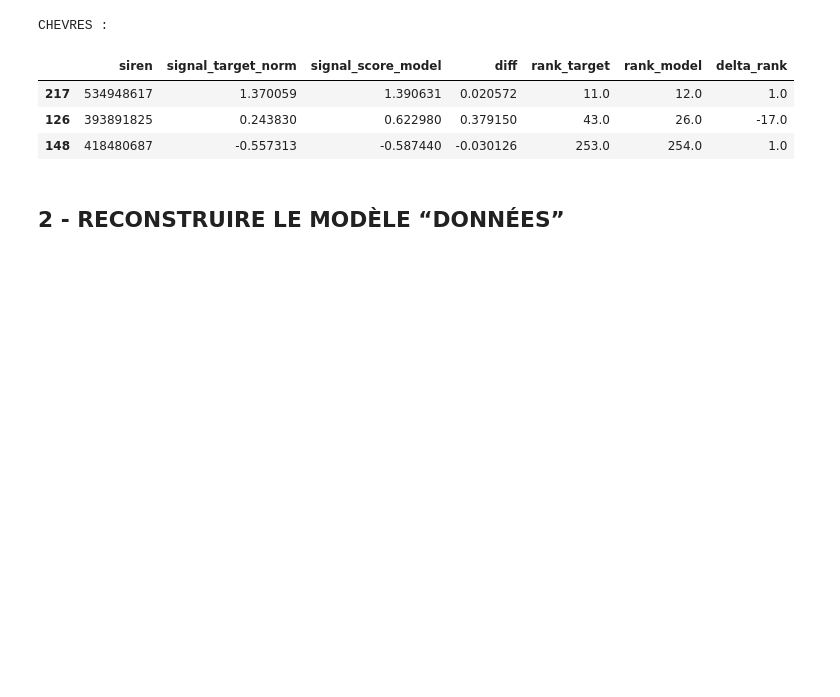
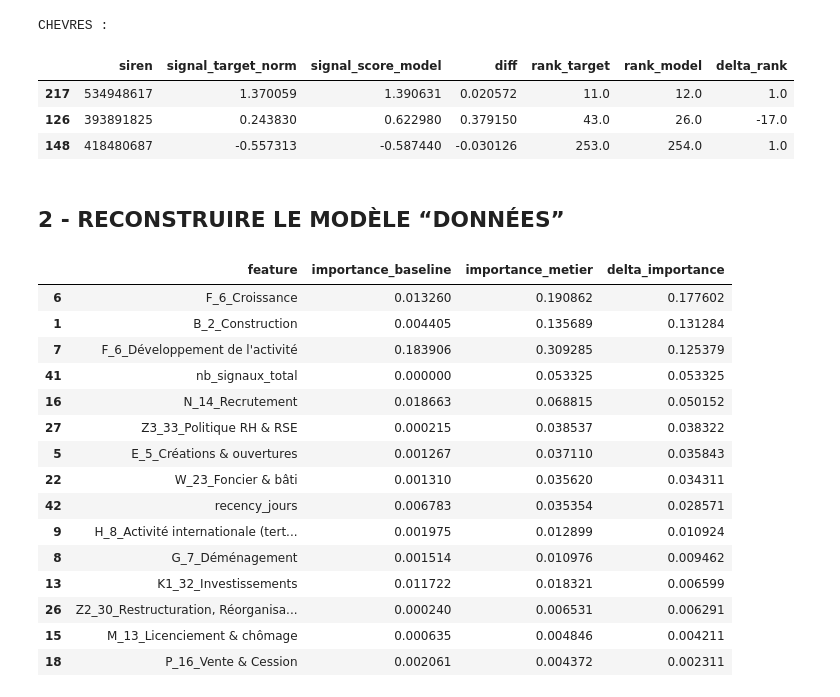
Before and after one commit to dev-labarre/ose-main, a Jupyter notebook: notebooks/Compar_model_metier_vs_model_baseline.ipynb, the cells around one changed output. Saved outputs shown, nothing was run; the diff lists cells and outputs as text; code cells hidden in the pictures; blank space fills up the shorter version.

```diff
--- a/notebooks/Compar_model_metier_vs_model_baseline.ipynb
+++ b/notebooks/Compar_model_metier_vs_model_baseline.ipynb
@@ -906,0 +917,44 @@ CHEVRES :
+# %%
+# Importances baseline
+model_base = pipe_baseline.named_steps["model"]
+importance_base = pd.DataFrame({
+    "feature": X_baseline.columns,
+    "importance_baseline": model_base.feature_importances_
+})
+
+# Importances modèle métier
+model_metier = pipe_metier.named_steps["model"]
+importance_met = pd.DataFrame({
+    "feature": X_metier.columns,
+    "importance_metier": model_metier.feature_importances_
+})
+
+# Fusion
+compare_importance = (
+    importance_base
+    .merge(importance_met, on="feature", how="outer")
+    .fillna(0)
+)
+
+compare_importance["delta_importance"] = (
+    compare_importance["importance_metier"] - compare_importance["importance_baseline"]
+)
+
+compare_importance.sort_values("delta_importance", ascending=False).head(15)
+# %% [output]
+|  | feature | importance_baseline | importance_metier | delta_importance |
+| 6 | F_6_Croissance | 0.013260 | 0.190862 | 0.177602 |
+| 1 | B_2_Construction | 0.004405 | 0.135689 | 0.131284 |
+| 7 | F_6_Développement de l'activité | 0.183906 | 0.309285 | 0.125379 |
+| 41 | nb_signaux_total | 0.000000 | 0.053325 | 0.053325 |
+| 16 | N_14_Recrutement | 0.018663 | 0.068815 | 0.050152 |
+| 27 | Z3_33_Politique RH & RSE | 0.000215 | 0.038537 | 0.038322 |
+| 5 | E_5_Créations & ouvertures | 0.001267 | 0.037110 | 0.035843 |
+| 22 | W_23_Foncier & bâti | 0.001310 | 0.035620 | 0.034311 |
+| 42 | recency_jours | 0.006783 | 0.035354 | 0.028571 |
+| 9 | H_8_Activité internationale (tert... | 0.001975 | 0.012899 | 0.010924 |
+| 8 | G_7_Déménagement | 0.001514 | 0.010976 | 0.009462 |
+| 13 | K1_32_Investissements | 0.011722 | 0.018321 | 0.006599 |
+| 26 | Z2_30_Restructuration, Réorganisa... | 0.000240 | 0.006531 | 0.006291 |
+| 15 | M_13_Licenciement & chômage | 0.000635 | 0.004846 | 0.004211 |
+| 18 | P_16_Vente & Cession | 0.002061 | 0.004372 | 0.002311 |
```
Also changed, not shown: parts of 10 cells of this notebook.
